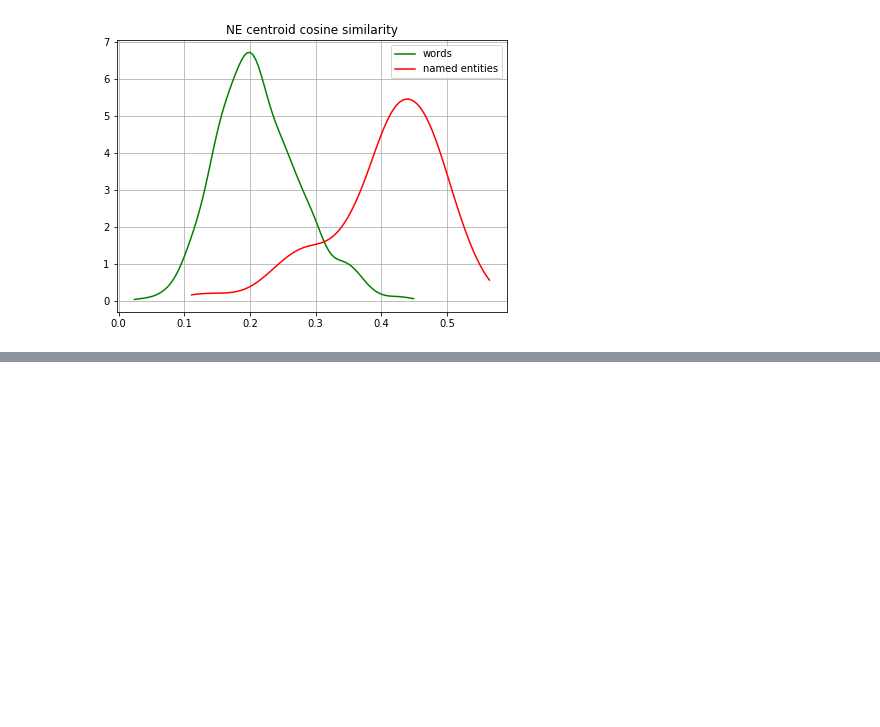
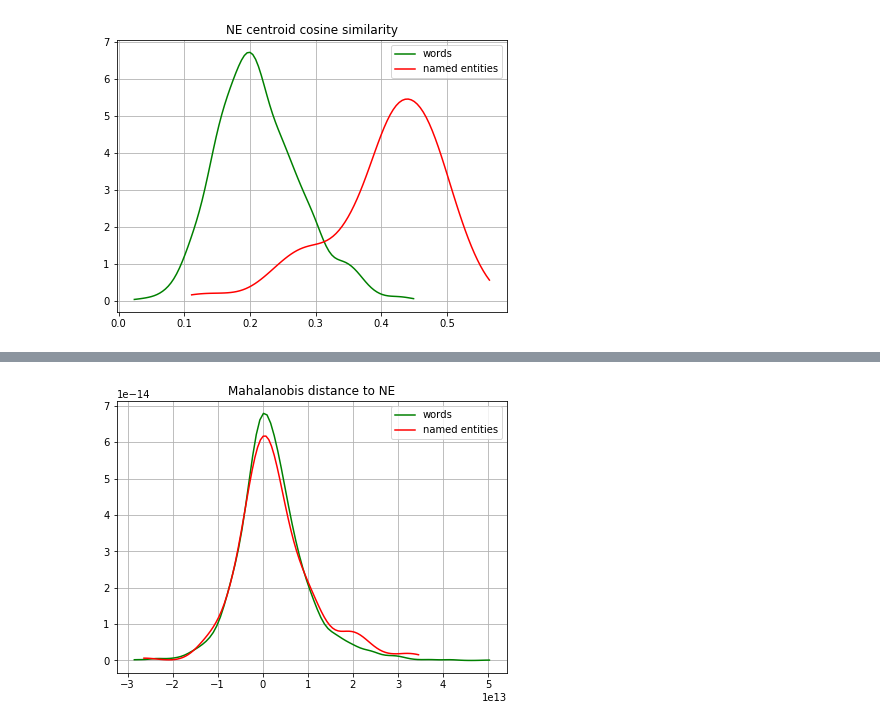
Before and after one commit to deeppavlov/fewshot_NER, a Jupyter notebook: notebooks/10. Different similarity metrics comparison.ipynb, the cells around one changed output, grey strips where cells are left out. Cells and saved outputs as stored; diff of their text form; code cells hidden in the pictures; blank space fills up the shorter version.

```diff
--- a/notebooks/10. Different similarity metrics comparison.ipynb
+++ b/notebooks/10. Different similarity metrics comparison.ipynb
@@ -124,0 +125,7 @@ dataset_orig['train'][:100]
+# %%
+mah_dist_NE = calc_mahalanobis_dist(X_q, X_s_ne)
+mah_dist_words = calc_mahalanobis_dist(X_q, X_s_words)
+# %%
+plotPDE(mah_dist_NE, y_q, 'Mahalanobis distance to NE')
+# %% [output]
+[figure, added]
```
Also changed, not shown: parts of 26 cells of this notebook, 12 other files.
